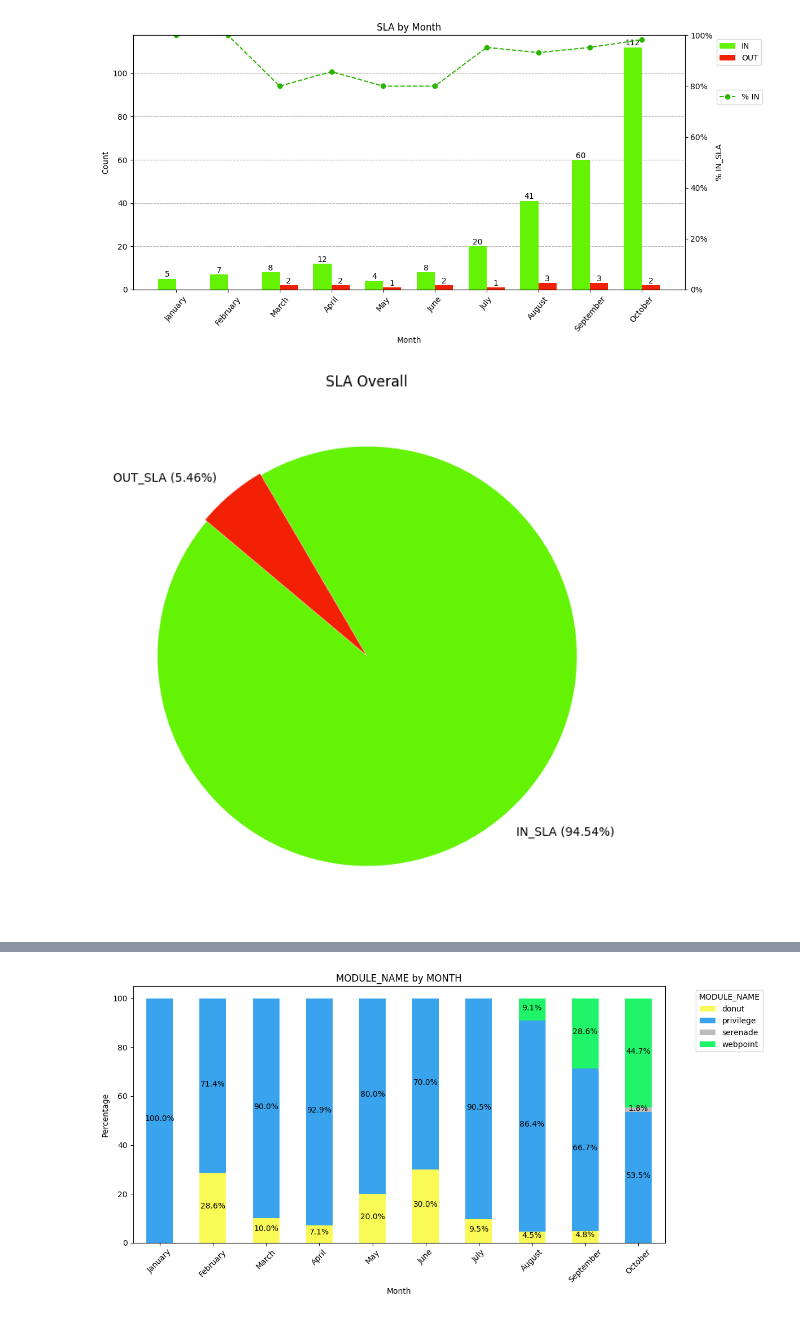
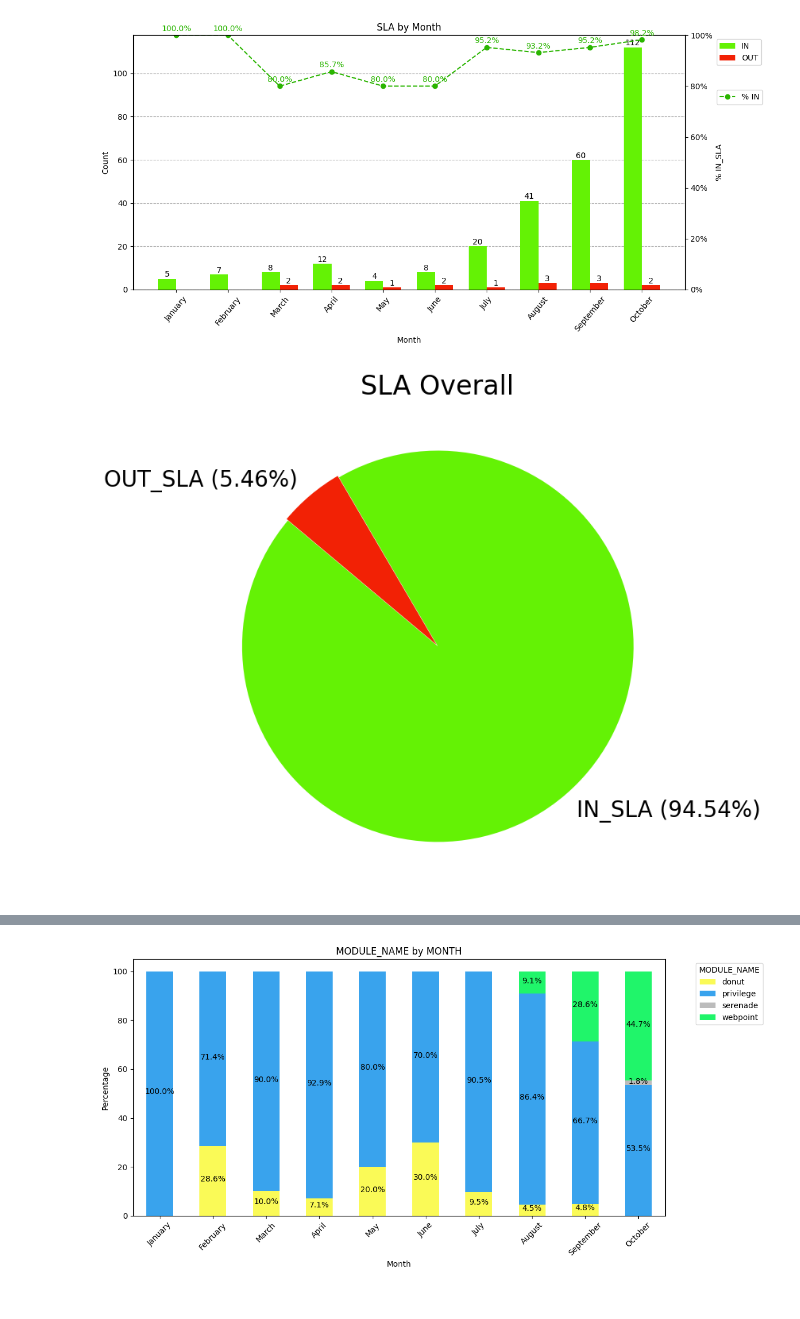
Before and after one commit to WatcharachaiSk/colab, a Jupyter notebook: Summary_Ticket_v1.ipynb, the cells around one changed output, grey strips where cells are left out. Drawn from its saved outputs; the diff is of its cells as text; code cells hidden in the pictures.

```diff
--- a/Summary_Ticket_v1.ipynb
+++ b/Summary_Ticket_v1.ipynb
@@ -2,22 +2,29 @@
 <a href="https://colab.research.google.com/github/WatcharachaiSk/colab/blob/main/Summary_Ticket_v1.ipynb" target="_parent"><img src="https://colab.research.google.com/assets/colab-badge.svg" alt="Open In Colab"/></a>
 # %%
 import pandas as pd
+import numpy as np
 import matplotlib.pyplot as plt
-import numpy as np
 from matplotlib.ticker import FuncFormatter
 
-# โหลดข้อมูลจาก Excel
-data = pd.read_excel('/content/Ticket_summary.xlsx', sheet_name='sheet1', usecols=['MONTH', 'SLA'])
+# เรียกใช้ฟังก์ชัน
+file_path = '/content/Ticket_summary.xlsx'
+sheet_name = 'sheet1'
+
+# โหลดข้อมูลในชีตที่ต้องการ
+df_report = pd.read_excel(file_path, sheet_name=sheet_name)
 
 # กำหนดลำดับของเดือน
 month_order = ['January', 'February', 'March', 'April', 'May', 'June',
                'July', 'August', 'September', 'October', 'November', 'December']
 
 # แปลงคอลัมน์ MONTH เป็นประเภท categorical และตั้งค่าลำดับ
-data['MONTH'] = pd.Categorical(data['MONTH'], categories=month_order, ordered=True)
+df_report['MONTH'] = pd.Categorical(df_report['MONTH'], categories=month_order, ordered=True)
 
 # คำนวณจำนวนของ IN_SLA และ OUT_SLA สำหรับแต่ละ MONTH
-sla_counts = data.groupby(['MONTH', 'SLA']).size().unstack(fill_value=0).reset_index()
+sla_counts = df_report.groupby(['MONTH', 'SLA']).size().unstack(fill_value=0).reset_index()
+
+# คำนวณจำนวนของ IN_SLA และ OUT_SLA สำหรับแต่ละ MONTH
+sla_counts = df_report.groupby(['MONTH', 'SLA']).size().unstack(fill_value=0).reset_index()
 
 # คำนวณเปอร์เซ็นต์ของ IN_SLA ต่อเดือน
 sla_counts['% IN_SLA'] = (sla_counts['IN_SLA'] / (sla_counts['IN_SLA'] + sla_counts['OUT_SLA'])) * 100
@@ -33,8 +40,6 @@ x = np.arange(len(sla_counts['MONTH']))  # ตำแหน่งของแต
 width = 0.35  # ความกว้างของแท่ง
 
 # สร้างแท่งสำหรับ IN_SLA และ OUT_SLA โดยแยกกัน
-#bars1 = ax1.bar(x - width/2, sla_counts['IN_SLA'], width, label='IN_SLA', color='green', alpha=0.8)
-#bars2 = ax1.bar(x + width/2, sla_counts['OUT_SLA'], width, label='OUT_SLA', color='red', alpha=0.8)
 bars1 = ax1.bar(x - width/2, sla_counts['IN_SLA'], width, label='IN', color='#64f205', zorder=3)
 bars2 = ax1.bar(x + width/2, sla_counts['OUT_SLA'], width, label='OUT', color='#f22105', zorder=3)
 
@@ -50,13 +55,18 @@ ax1.set_xlabel('Month')
 ax1.set_ylabel('Count')
 ax1.set_xticks(x)
 ax1.set_xticklabels(sla_counts['MONTH'], rotation=50)
-ax1.grid(axis='y', linestyle='--',zorder=0)
+ax1.grid(axis='y', linestyle='--', zorder=0)
 
 # เพิ่มแกน y อันที่สองสำหรับกราฟเส้นของ % IN_SLA
 ax2 = ax1.twinx()
 ax2.plot(x, sla_counts['% IN_SLA'], color='#2ab500', linestyle='--', marker='o', label='% IN')  # เปลี่ยนเป็นเส้นปะ
 ax2.set_ylabel('% IN_SLA')
 ax2.set_ylim(0, 100)  # ตั้งค่าให้แกน y ของเปอร์เซ็นต์เริ่มจาก 0 ถึง 100
+
+# แสดงเปอร์เซ็นต์บนกราฟเส้น (เฉพาะค่าที่ไม่ใช่ NaN)
+for i in range(len(sla_counts['% IN_SLA'])):
+    if not np.isnan(sla_counts['% IN_SLA'][i]):
+        ax2.text(x[i], sla_counts['% IN_SLA'][i] + 1, f"{sla_counts['% IN_SLA'][i]:.1f}%", ha='center', va='bottom', fontsize=10, color='#2ab500')
 
 # ฟังก์ชันสำหรับแสดงค่าเป็นเปอร์เซ็นต์
 def to_percent(y, pos):
@@ -66,8 +76,6 @@ def to_percent(y, pos):
 ax2.yaxis.set_major_formatter(FuncFormatter(to_percent))
 
 # ตั้งเลเจนด์ให้อยู่ด้านล่าง
-#ax1.legend(loc='upper left', bbox_to_anchor=(0.5, -0.15), bbox_transform=ax1.transAxes, ncol=2)  # เลเจนด์ของกราฟแท่ง
-#ax2.legend(loc='upper left', bbox_to_anchor=(0.5, -0.25), bbox_transform=ax2.transAxes, ncol=2)  # เลเจนด์ของกราฟเส้น
 ax1.legend(loc='upper left', bbox_to_anchor=(1.05, 1))  # เลเจนด์ของกราฟแท่ง
 ax2.legend(loc='upper left', bbox_to_anchor=(1.05, 0.8))  # เลเจนด์ของกราฟเส้น
 
@@ -77,39 +85,37 @@ plt.tight_layout()
 
 plt.show()
 # %% [output]
-[figure, old version]
+[figure, new version]
 # %%
 import pandas as pd
 import matplotlib.pyplot as plt
 
 # โหลดข้อมูลจาก Excel
 data = pd.read_excel('/content/Ticket_summary.xlsx', sheet_name='sheet1', usecols=['SLA'])
 
-# นับจำนวนของแต่ละกลุ่มใน TK_GROUP
+# นับจำนวนของแต่ละกลุ่มใน SLA
 group_counts = data['SLA'].value_counts()
 
 # กำหนดสีที่ต้องการสำหรับแต่ละกลุ่ม
 colors = {
     'IN_SLA': '#64f205',
     'OUT_SLA': '#f22105',
 }
 
 color = [colors.get(col, '#D3D3D3') for col in group_counts.index]  # กำหนดสี default เป็น #D3D3D3 (สีเทา)
 
 # สร้าง explode array เพื่อเพิ่มระยะห่างระหว่างแต่ละ slice
 explode = [0.005] * len(group_counts)  # ระยะห่างเล็กน้อย (0.1) สำหรับทุก slice
 
 labels = [f"{label} ({pct:.2f}%)" for label, pct in zip(group_counts.index, 100 * group_counts / group_counts.sum())]
 
 # สร้างกราฟ pie
 plt.figure(figsize=(8, 8))
-#plt.pie(group_counts, labels=group_counts.index, autopct='%1.1f%%', startangle=140, colors=color ,explode=explode)
-#plt.pie(group_counts, labels=group_counts.index, autopct=lambda pct: func(pct, group_counts), startangle=140, explode=explode)
-plt.pie(group_counts, labels=labels, startangle=140, colors=color ,explode=explode)
-plt.title('SLA Overall')
+plt.pie(group_counts, labels=labels, startangle=140, colors=color, explode=explode, textprops={'fontsize': 20})
+plt.title('SLA Overall', fontsize=24)
 plt.show()
 # %% [output]
-[figure, old version]
+[figure, new version]
 # %%
 import pandas as pd
 from IPython.display import display
```
